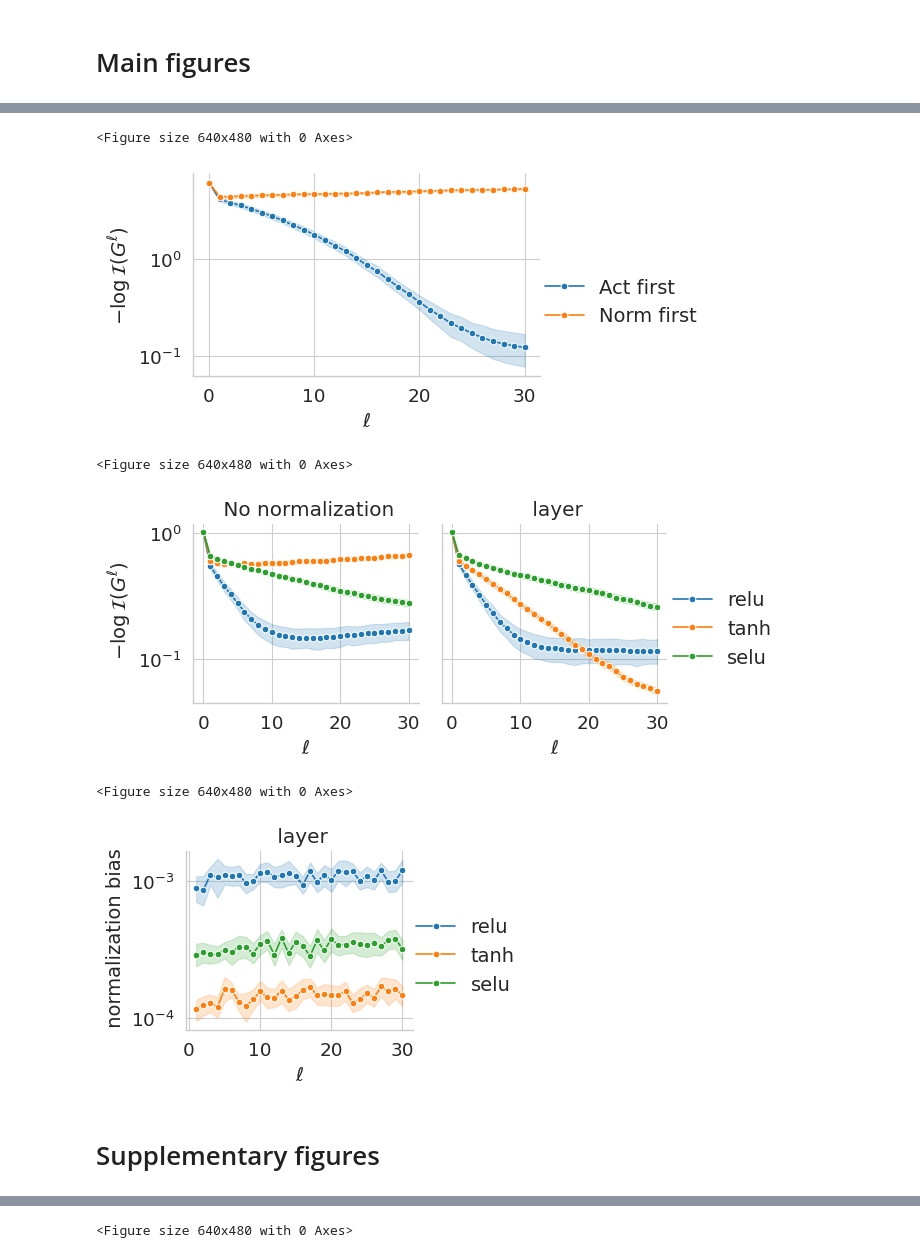
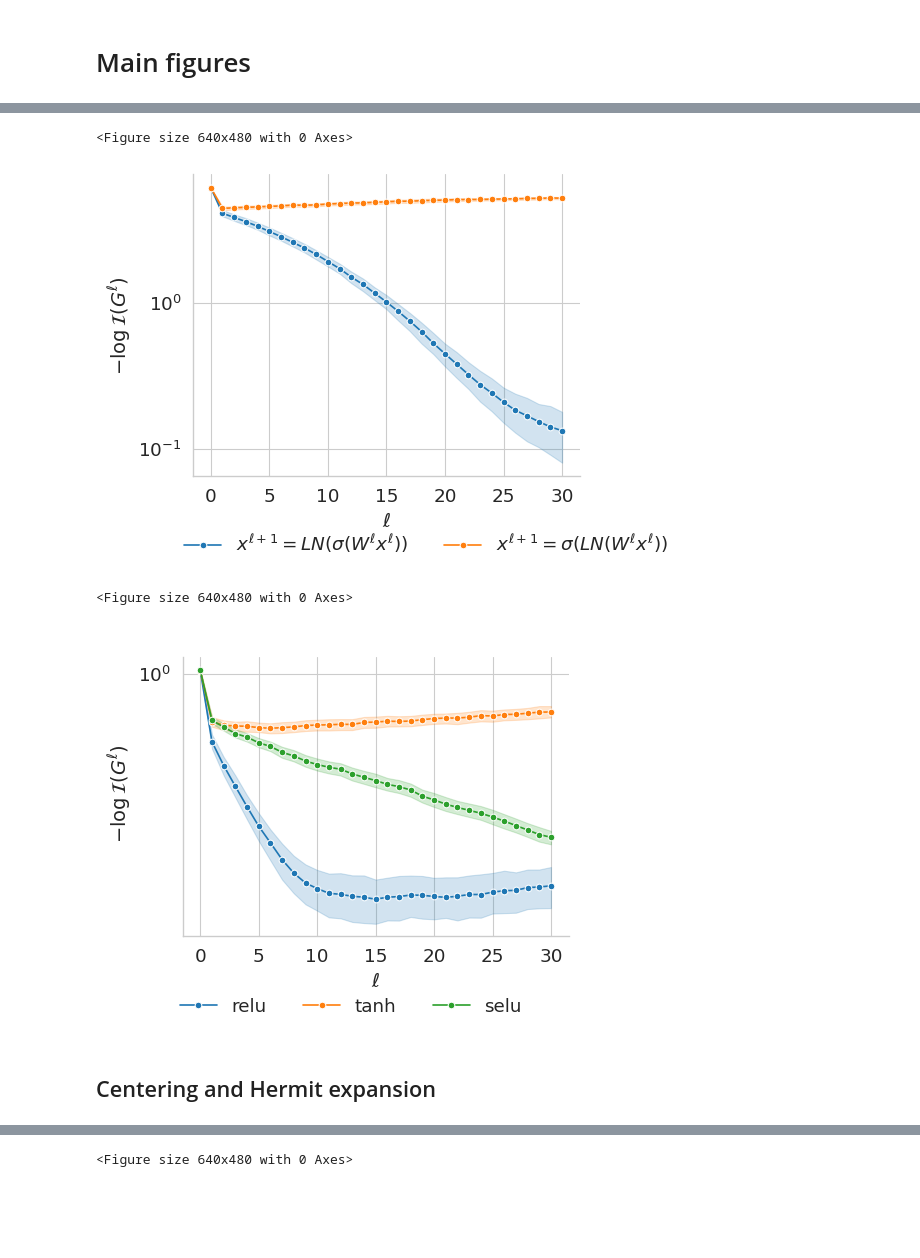
Before and after one commit to ajoudaki/deepnet-isometry, a Jupyter notebook: validations.ipynb, the cells around one changed output, grey strips where cells are left out. Cells and saved outputs as stored; diff of their text form; code cells hidden in the pictures; blank space fills up the shorter version.

```diff
--- a/validations.ipynb
+++ b/validations.ipynb
@@ -123,10 +95,12 @@ def run_experiments(configs, for_matrix='G'):
 
 
 def plot_line_graph(data, y, y_label, file_name, show_legend=True, **kwargs):
+    if 'height' not in kwargs:
+        kwargs['height'] = 3
     plt.figure()
     sns.set_style('whitegrid')
     sns.set_context('paper', font_scale=1.5)  # Increase the font size
-    g = sns.FacetGrid(data=data, height=3,**kwargs)
+    g = sns.FacetGrid(data=data, **kwargs)
     g.map(sns.lineplot, "l", y, marker="o")
     g.set_ylabels(y_label, fontsize=14)  # Increase the font size for y-label
     g.set_xlabels("$\ell$", fontsize=14)  # Increase the font size for x-label
@@ -136,7 +110,7 @@ def plot_line_graph(data, y, y_label, file_name, show_legend=True, **kwargs):
         ncols = len(df[kwargs['hue']].unique())
         if show_legend:
             g.add_legend(title='',alignment='left', fontsize=14)  # Increase the font size for legend
-        # sns.move_legend(g, "lower center", bbox_to_anchor=(.45, -0.05), ncols=ncols, frameon=False)
+            sns.move_legend(g, "lower center", bbox_to_anchor=(.45, -0.05), ncols=ncols, frameon=False)
     plt.yscale('log')
     plt.savefig(file_name, bbox_inches="tight")
     plt.show()
@@ -252,29 +232,29 @@ plot_line_graph(df, y="iso_gap", y_label="$-\log\mathcal{I}(G^\ell)$",aspect=1.5
 # %%
 
 
 configs = dict(
     n = [10],
     d = [1000],
     L = [30],
     centering = ['layer'],
     normalization = ['layer',], # normalization layer
     activation_first = [True,False],
     activation = ['relu',],
     gain = [1.],
     bias = [0.],
     degeneracy = [100],
     for_matrix=['G'],
     repeat = range(10),
 )
 df = run_experiments(configs)
-df.head()
-df['order'] = df.apply(lambda x: 'Act first' if x.activation_first else 'Norm first', axis=1)
+# df.head()
+df['order'] = df.apply(lambda x: '$x^{\\ell+1} = LN(\\sigma(W^\\ell x^\\ell))$' if x.activation_first else '$x^{\\ell+1} = \\sigma(LN(W^\\ell x^\\ell))$', axis=1)
 plot_line_graph(df, y="iso_gap", y_label="$-\log\mathcal{I}(G^\ell)$",
-                hue="order",aspect=1.5,#hue="activation",
-                file_name='plots/activation_first_order.pdf', )
+                hue="order",aspect=1.25,#hue="activation",
+                file_name='plots/activation_first_order.pdf', height=4)
 # %% [output]
 <Figure size 640x480 with 0 Axes>
-[figure, old version]
+[figure, new version]
 # %%
 configs = dict(
     n = [10],
@@ -282,7 +262,7 @@ configs = dict(
     L = [30],
     activation_first = [True,],
     centering = ['layer'],
-    normalization = ['None','layer',],
+    normalization = ['None',],
     activation = ['relu','tanh','selu'],
     gain = [1.],
     bias = [0.],
@@ -290,28 +270,21 @@ configs = dict(
     for_matrix=['G'],
     repeat = range(30),
 )
-df = run_experiments(configs)
+# df = run_experiments(configs)
 df.head()
 
-df.loc[df.normalization=='None','normalization'] = 'No normalization'
+df.loc[df.normalization=='None','normalization'] = ''
+# df.loc[df.normalization=='layer', 'normalization'] = 'LayerNorm'
 
 plot_line_graph(data=df,
                 y='iso_gap', y_label=" $-\log\mathcal{I}(G^\ell)$",
-                hue="activation",col="normalization",
-                file_name='plots/self_normalize.pdf')
-
-
-plot_line_graph(data=df.loc[df.normalization!='No normalization'],
-                y='norm_var', y_label=" normalization bias",
-                hue="activation",col="normalization", aspect=1.3,
-                file_name='plots/self_normalize_norm_var.pdf')
+                hue="activation",col="normalization", aspect=1.25,
+                file_name='plots/self_normalize.pdf', height=4)
 # %% [output]
 <Figure size 640x480 with 0 Axes>
-[figure, old version]
+[figure, new version]
-<Figure size 640x480 with 0 Axes>
-[figure, removed]
 # %% [markdown]
-# Supplementary figures
+## Centering and Hermit expansion
 # %%
 
 configs = dict(
```
Also changed, not shown: parts of 20 cells of this notebook, 21 other files.
